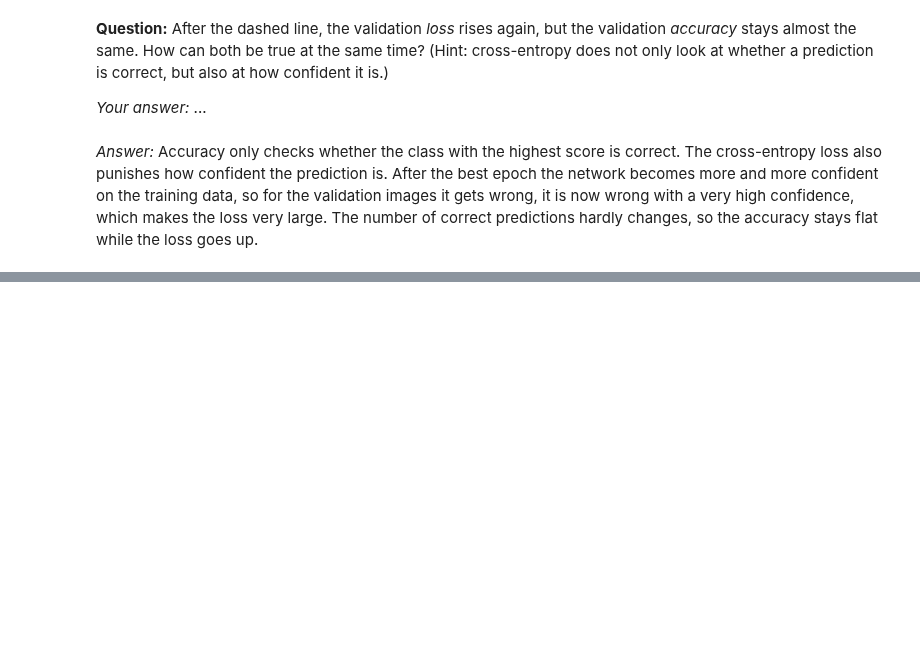
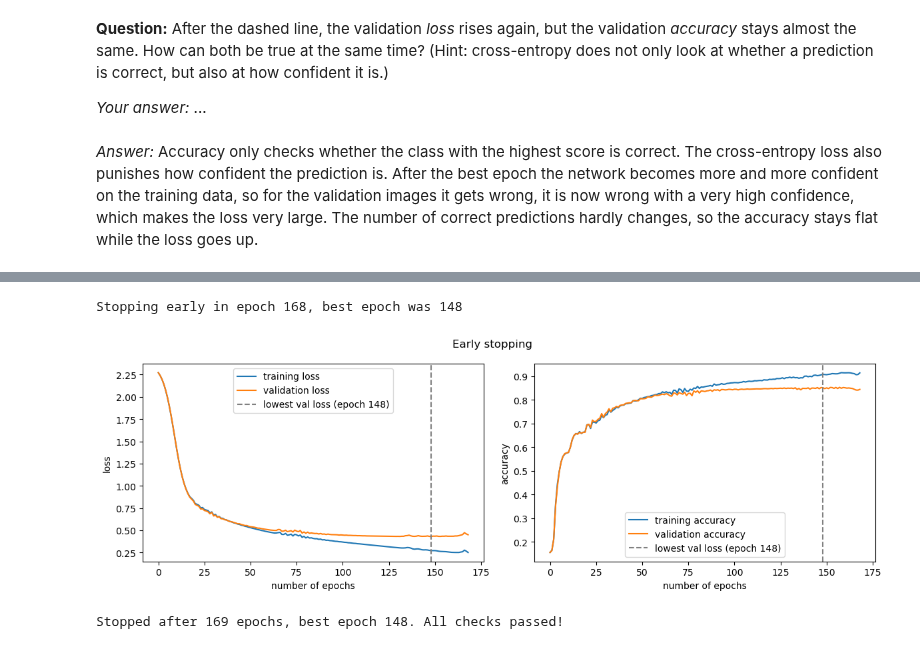
Before and after one commit to shirouuuu/ml2-ws26, a Jupyter notebook: solutions/05_ModelFit_Overfitting-Solution.ipynb, the cells around one changed output, grey strips where cells are left out. Saved outputs shown, nothing was run; the diff lists cells and outputs as text; code cells hidden in the pictures; blank space fills up the shorter version.

```diff
--- a/solutions/05_ModelFit_Overfitting-Solution.ipynb
+++ b/solutions/05_ModelFit_Overfitting-Solution.ipynb
@@ -325,0 +432,51 @@ extended network      : train acc 0.971, val acc 0.848, gap 0.123, val loss 0.52
+# %%
+import copy
+
+def train_early_stopping(model, optimizer, max_epochs, patience):
+    history = {"train_loss": [], "val_loss": [], "train_acc": [], "val_acc": []}
+    best_val_loss = float("inf")
+    best_epoch = 0
+    best_weights = copy.deepcopy(model.state_dict())
+
+    for epoch in range(max_epochs):
+        model.train()   # evaluate() below switches to eval mode, so switch back every epoch
+        optimizer.zero_grad()
+        loss = loss_func(model(train_x), train_y)
+        loss.backward()
+        optimizer.step()
+
+        train_loss, train_acc = evaluate(model, train_x, train_y)
+        val_loss, val_acc = evaluate(model, val_x, val_y)
+        history["train_loss"].append(train_loss)
+        history["val_loss"].append(val_loss)
+        history["train_acc"].append(train_acc)
+        history["val_acc"].append(val_acc)
+
+        if val_loss < best_val_loss:          # new best model -> remember it
+            best_val_loss = val_loss
+            best_epoch = epoch
+            best_weights = copy.deepcopy(model.state_dict())
+        elif epoch - best_epoch >= patience:  # no improvement for `patience` epochs
+            print(f"Stopping early in epoch {epoch}, best epoch was {best_epoch}")
+            break
+
+    model.load_state_dict(best_weights)       # restore the best model
+    return history, best_epoch
+# %%
+torch.manual_seed(0)
+model_es = BigNetwork().to(device)
+optimizer = torch.optim.Adam(model_es.parameters(), lr=0.0005)
+history_es, best_epoch = train_early_stopping(model_es, optimizer, max_epochs=300, patience=20)
+plot_history(history_es, "Early stopping")
+# %% [output]
+Stopping early in epoch 168, best epoch was 148
+[figure, added]
+# %%
+# check for task 5: do not change this cell
+model_val_loss, _ = evaluate(model_es, val_x, val_y)
+assert best_epoch == int(np.argmin(history_es["val_loss"])), "best_epoch is not the epoch with the lowest validation loss"
+assert len(history_es["val_loss"]) < 300, "training should have stopped early"
+assert abs(model_val_loss - min(history_es["val_loss"])) < 1e-4, "the model does not have the best weights - did you restore them?"
+print(f"Stopped after {len(history_es['val_loss'])} epochs, best epoch {best_epoch}. All checks passed!")
+# %% [output]
+Stopped after 169 epochs, best epoch 148. All checks passed!
```
Also changed, not shown: parts of 18 cells of this notebook.
